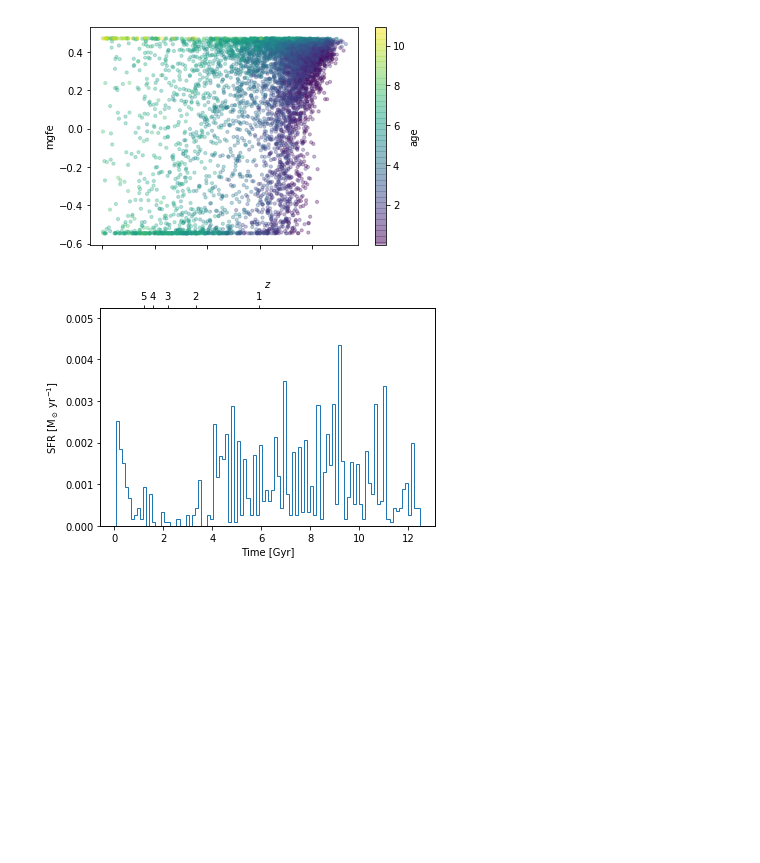
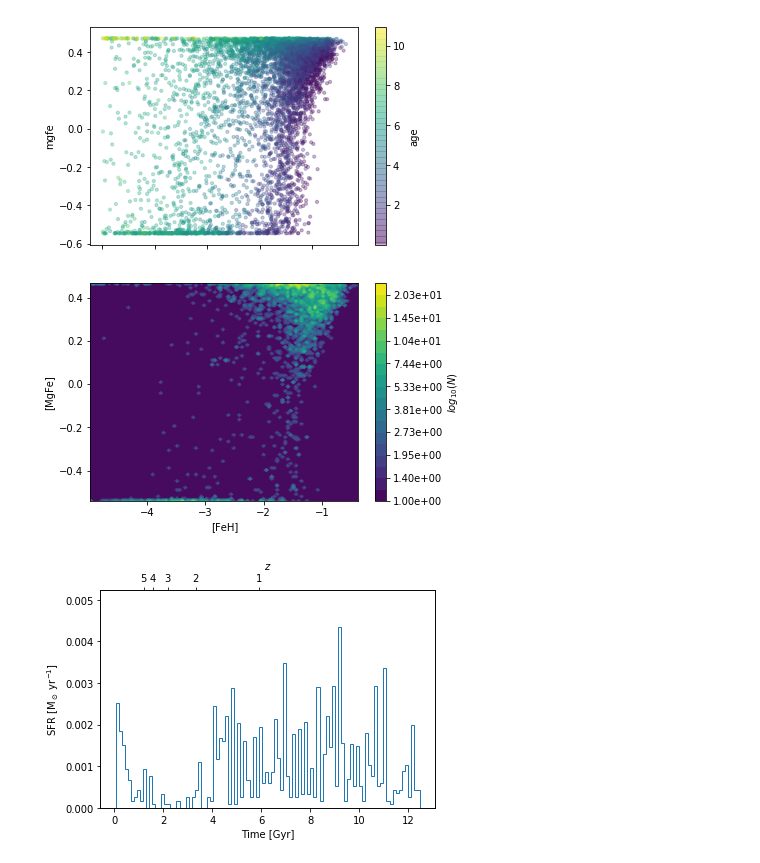
Before and after one commit to elehcim/simulation, a Jupyter notebook: notebooks/MgFe.ipynb, the cells around one changed output. Drawn from its saved outputs; the diff is of its cells as text; code cells hidden in the pictures; blank space fills up the shorter version.

```diff
--- a/notebooks/MgFe.ipynb
+++ b/notebooks/MgFe.ipynb
@@ -122,6 +125,11 @@ memory usage: 114.6 KB
 df_clean.plot.scatter('feh', 'mgfe', alpha=0.3, s=10, c='age', colormap='viridis');
 # %% [output]
 [figure]
+# %%
+# pynbody.plot.generic.hist2d(snap.s['feh'], snap.s['mgfe'])
+pynbody.plot.generic.hist2d(df_clean.feh, df_clean.mgfe, xlabel='[FeH]', ylabel='[MgFe]', colorbar=True);
+# %% [output]
+[figure, added]
 # %%
 fig2, ax_sfh = plt.subplots(1)
 sim.plot_sfh(ax_sfh);
```
Also changed, not shown: parts of 23 cells of this notebook.
